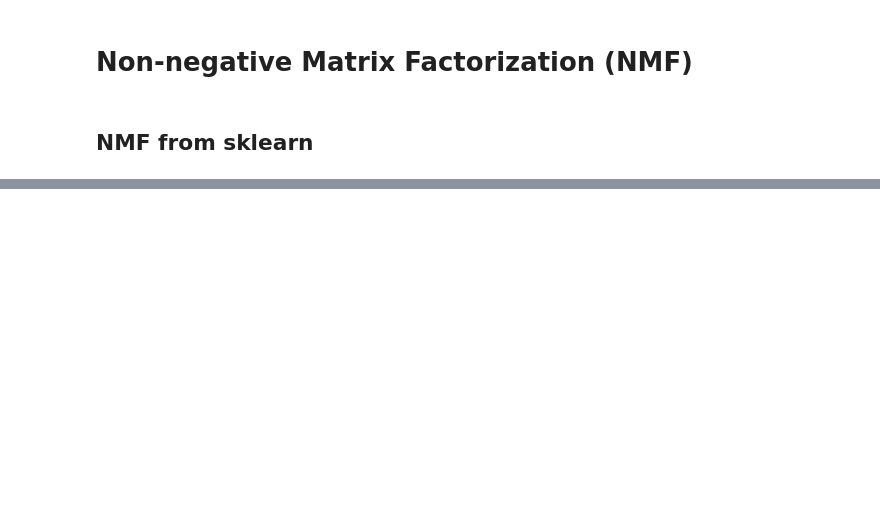
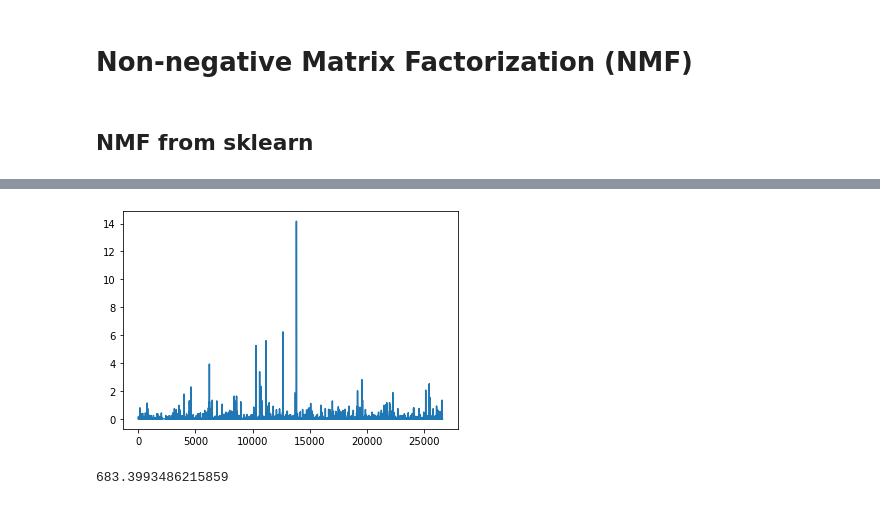
Before and after one commit to rprilepskiy/fast_ai_nlp_course, a Jupyter notebook: 02 lecture - Topic Modeling with SVD & NMF.ipynb, the cells around one changed output, grey strips where cells are left out. Drawn from its saved outputs; the diff is of its cells as text; code cells hidden in the pictures; blank space fills up the shorter version.

Commit message:
Added NMF on tf-idf vectors. Changed topics to analyze

```diff
--- a/02 lecture - Topic Modeling with SVD & NMF.ipynb
+++ b/02 lecture - Topic Modeling with SVD & NMF.ipynb
@@ -8,7 +8,7 @@ import matplotlib.pyplot as plt
 %matplotlib inline
 np.set_printoptions(suppress=True)
 # %%
-categories = ['comp.os.ms-windows.misc', 'rec.autos', 'sci.electronics', 'sci.space']
+categories = ['alt.atheism', 'talk.religion.misc', 'comp.graphics', 'sci.space']
 remove = ('headers', 'footers', 'quotes')
 newsgroups_train = fetch_20newsgroups(subset='train', categories=categories, remove=remove)
 # %%
@@ -340,0 +367,4 @@ show_topics(H1)
+# %%
+W1 = clf.fit_transform(vectors)
+H1 = clf.components_
+show_topics(H1)
@@ -340,0 +377,8 @@ show_topics(H1)
+# %%
+plt.plot(clf.components_[0]);
+# %% [output]
+[figure, added]
+# %%
+clf.reconstruction_err_
+# %% [output]
+683.3993486215859
```
Also changed, not shown: parts of 22 cells of this notebook.
